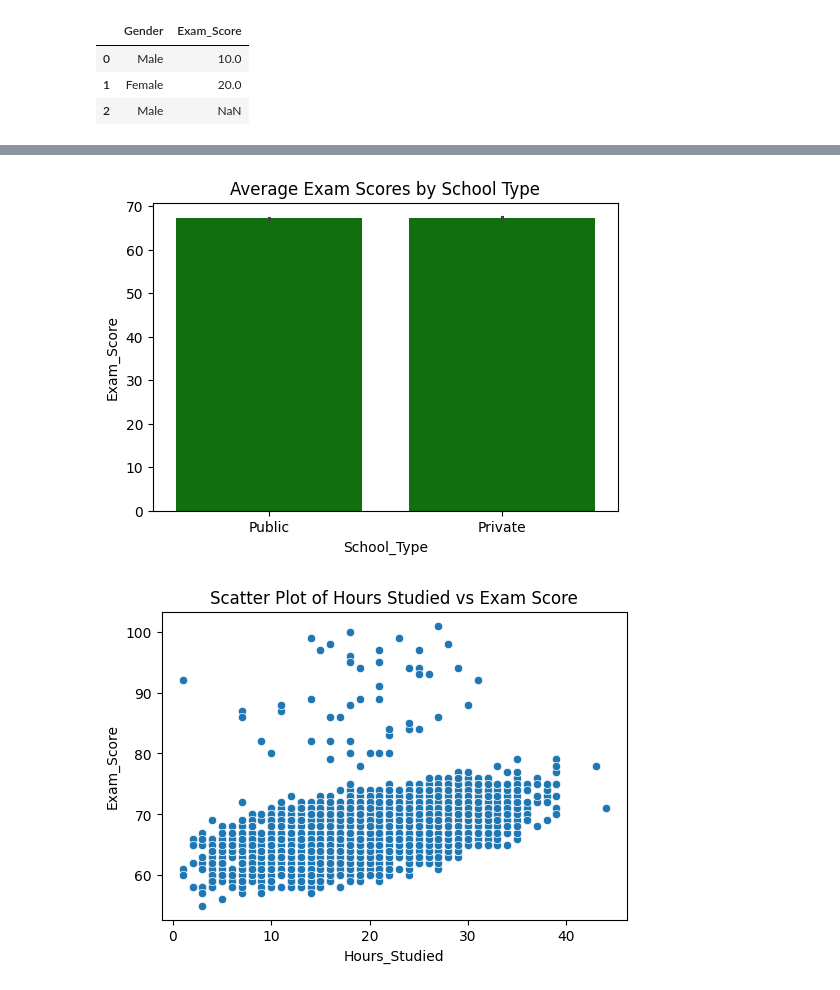
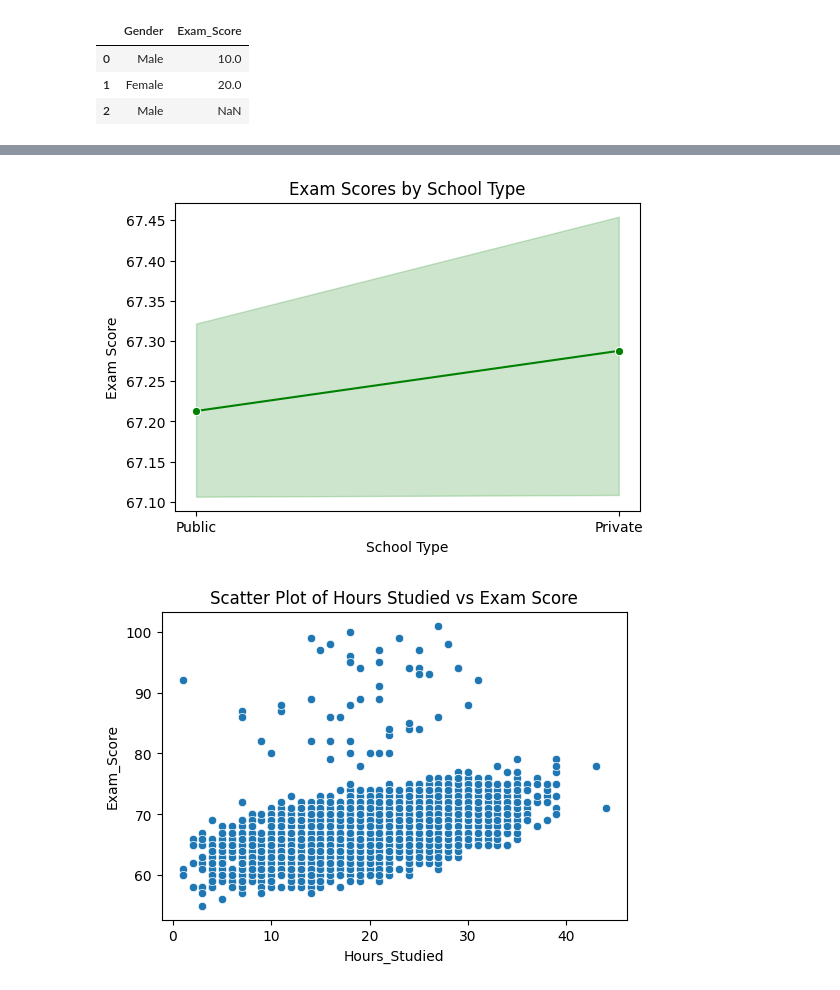
Before and after one commit to ANJANAMB1/Project, a Jupyter notebook: Student.ipynb, the cells around one changed output, grey strips where cells are left out. Saved outputs shown, nothing was run; the diff lists cells and outputs as text; code cells hidden in the pictures.

```diff
--- a/Student.ipynb
+++ b/Student.ipynb
@@ -253,11 +196,14 @@ plt.show()
 # %%
-#Bar plot to visualize the average Exam_Score by School Type
+#Line plot to visualize the average Exam_Score by School Type
+
 plt.figure(figsize=(6, 4))
-sns.barplot(x='School_Type', y='Exam_Score', data=df,color='green')
-plt.title('Average Exam Scores by School Type')
+sns.lineplot(x='School_Type', y='Exam_Score', data=df, color='green', marker='o')
+plt.title('Exam Scores by School Type')
+plt.xlabel('School Type')
+plt.ylabel('Exam Score')
 plt.show()
 # %% [output]
-[figure, old version]
+[figure, new version]
 # %%
 #Scatter plot to visualize relationship between Hours_Studied and Exam_Score
 plt.figure(figsize=(6, 4))
```
Also changed, not shown: parts of 26 cells of this notebook.
